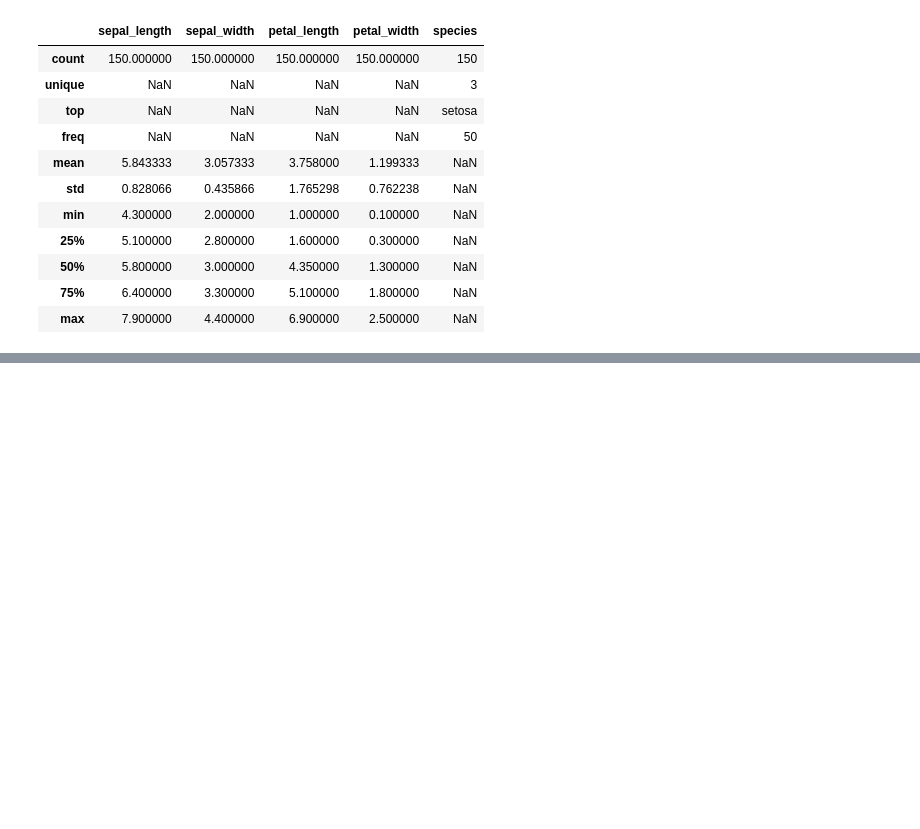
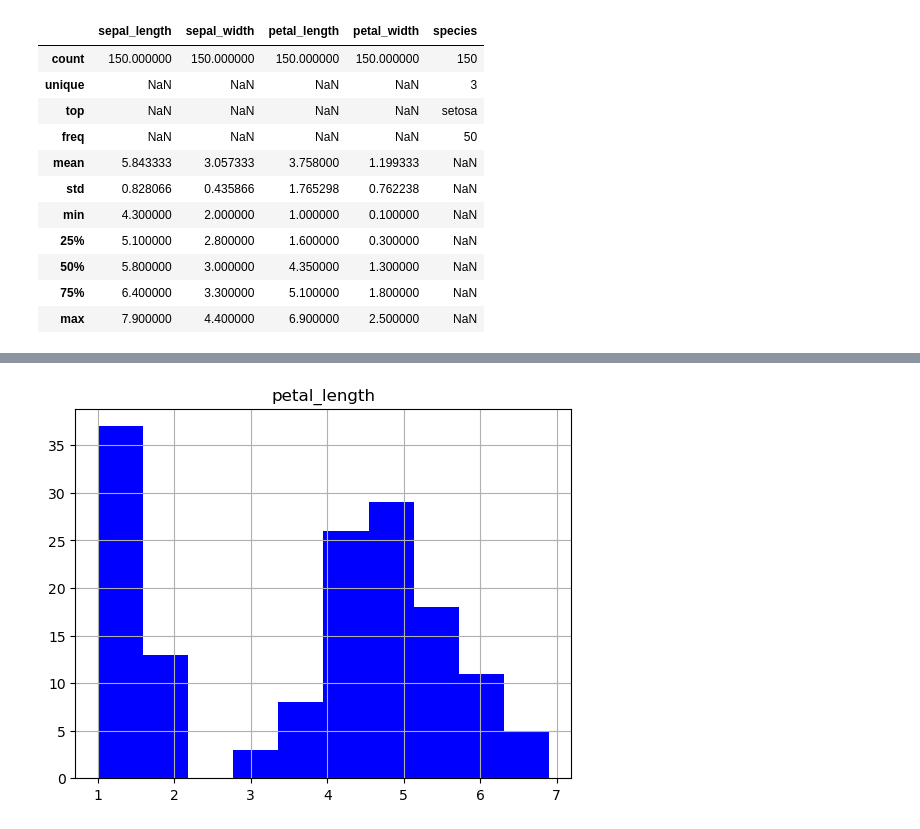
Before and after one commit to sarahembarry/pands-project, a Jupyter notebook: analysisnotebook.ipynb, the cells around one changed output, grey strips where cells are left out. Saved outputs shown, nothing was run; the diff lists cells and outputs as text; code cells hidden in the pictures; blank space fills up the shorter version.

```diff
--- a/analysisnotebook.ipynb
+++ b/analysisnotebook.ipynb
@@ -47,0 +78,6 @@ df.describe(include='all')
+# %%
+#Create a histogram of the column petal_length and save it as a png file.
+df.hist(column='petal_length', color='blue')
+plt.savefig('petal_length_histogram.png')
+# %% [output]
+[figure, added]
```
Also changed, not shown: parts of 15 cells of this notebook, 9 other files.
